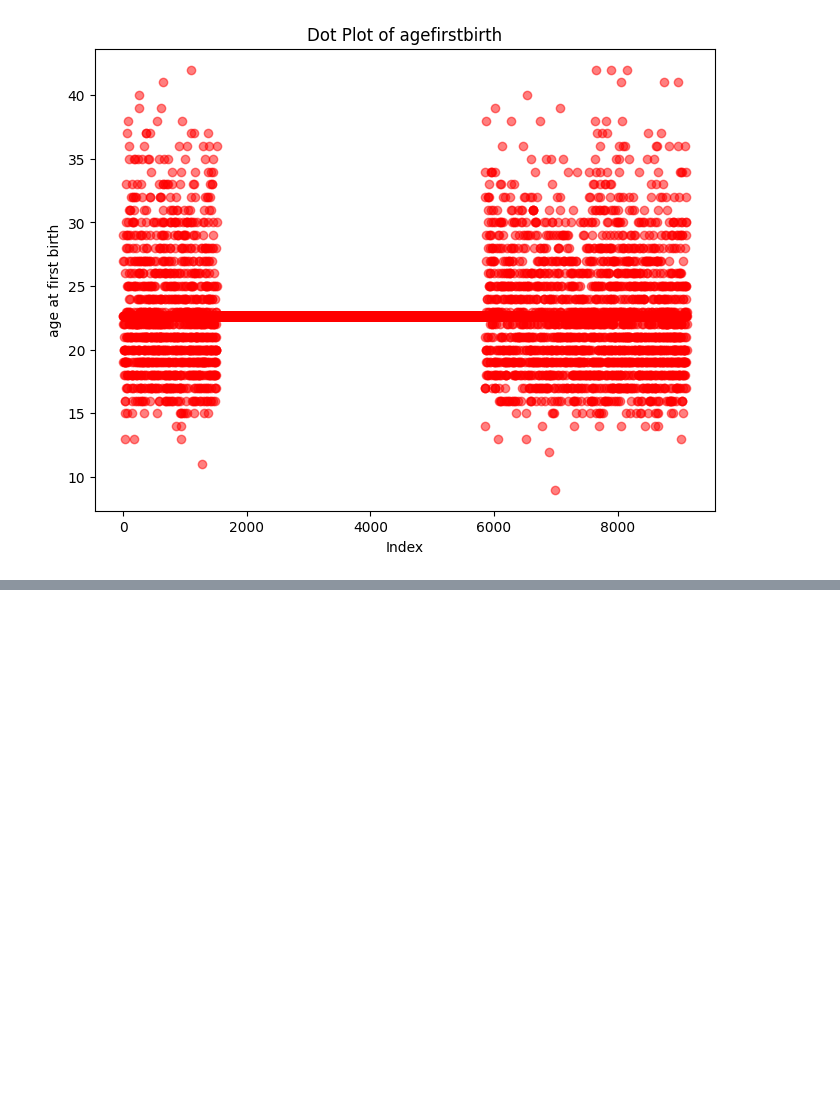
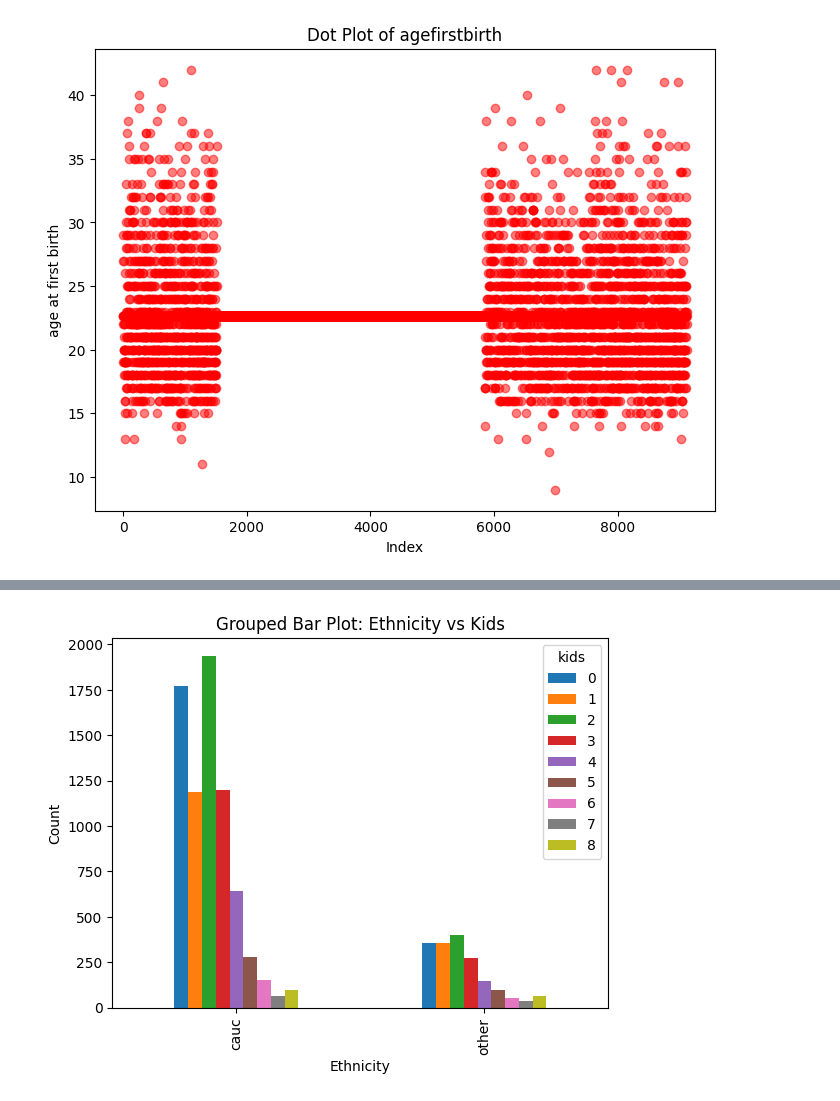
Before and after one commit to SakshamEDA-DA/DA, a Jupyter notebook: 21BDS0036_DA.ipynb, the cells around one changed output, grey strips where cells are left out. Saved outputs shown, nothing was run; the diff lists cells and outputs as text; code cells hidden in the pictures; blank space fills up the shorter version.

```diff
--- a/21BDS0036_DA.ipynb
+++ b/21BDS0036_DA.ipynb
@@ -381,0 +364,8 @@ plt.show()
+# %%
+df.groupby(['ethnicity', 'kids']).size().unstack().plot(kind='bar')
+plt.title('Grouped Bar Plot: Ethnicity vs Kids')
+plt.xlabel('Ethnicity')
+plt.ylabel('Count')
+plt.show()
+# %% [output]
+[figure, added]
```
Also changed, not shown: parts of 15 cells of this notebook.
